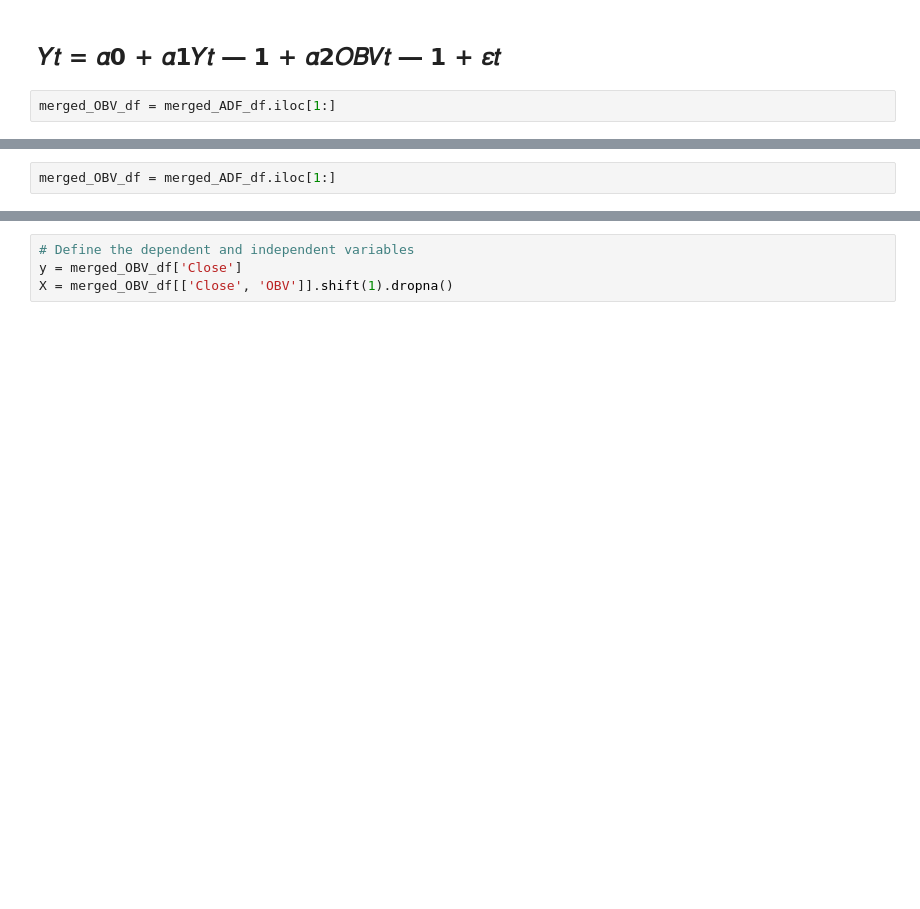
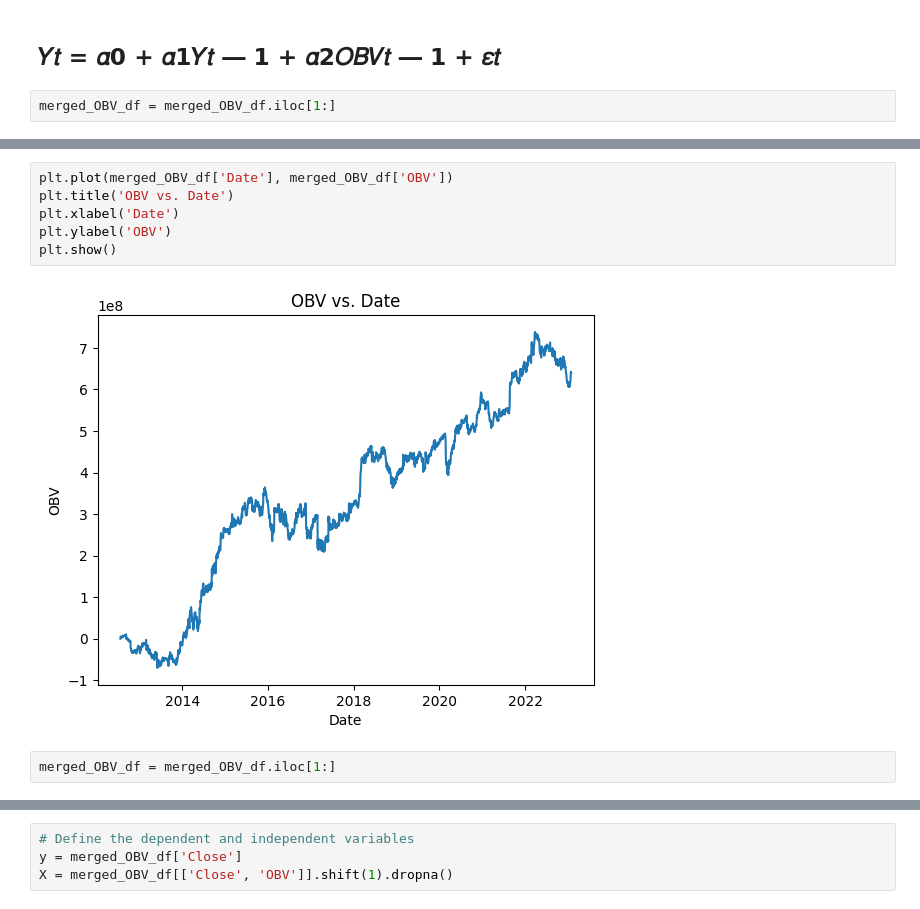
Before and after one commit to AshishShinde03/ML, a Jupyter notebook: OBV_F.ipynb, the cells around one changed output, grey strips where cells are left out. Saved outputs shown, nothing was run; the diff lists cells and outputs as text; blank space fills up the shorter version.

```diff
--- a/OBV_F.ipynb
+++ b/OBV_F.ipynb
@@ -269,7 +175,7 @@ merged_OBV_df
 # %% [markdown]
 ## 𝑌𝑡 = 𝛼0 + 𝛼1𝑌𝑡 ― 1 + 𝛼2𝑂𝐵𝑉𝑡 ― 1 + 𝜀𝑡
 # %%
-merged_OBV_df = merged_ADF_df.iloc[1:]
+merged_OBV_df = merged_OBV_df.iloc[1:]
 # %%
 merged_OBV_df
 # %% [output]
@@ -314,5 +231,13 @@ merged_OBV_df
+# %%
+plt.plot(merged_OBV_df['Date'], merged_OBV_df['OBV'])
+plt.title('OBV vs. Date')
+plt.xlabel('Date')
+plt.ylabel('OBV')
+plt.show()
+# %% [output]
+[figure, added]
 # %%
-merged_OBV_df = merged_ADF_df.iloc[1:]
+merged_OBV_df = merged_OBV_df.iloc[1:]
 # %%
 merged_OBV_df
 # %% [output]
```
Also changed, not shown: parts of 25 cells of this notebook.
